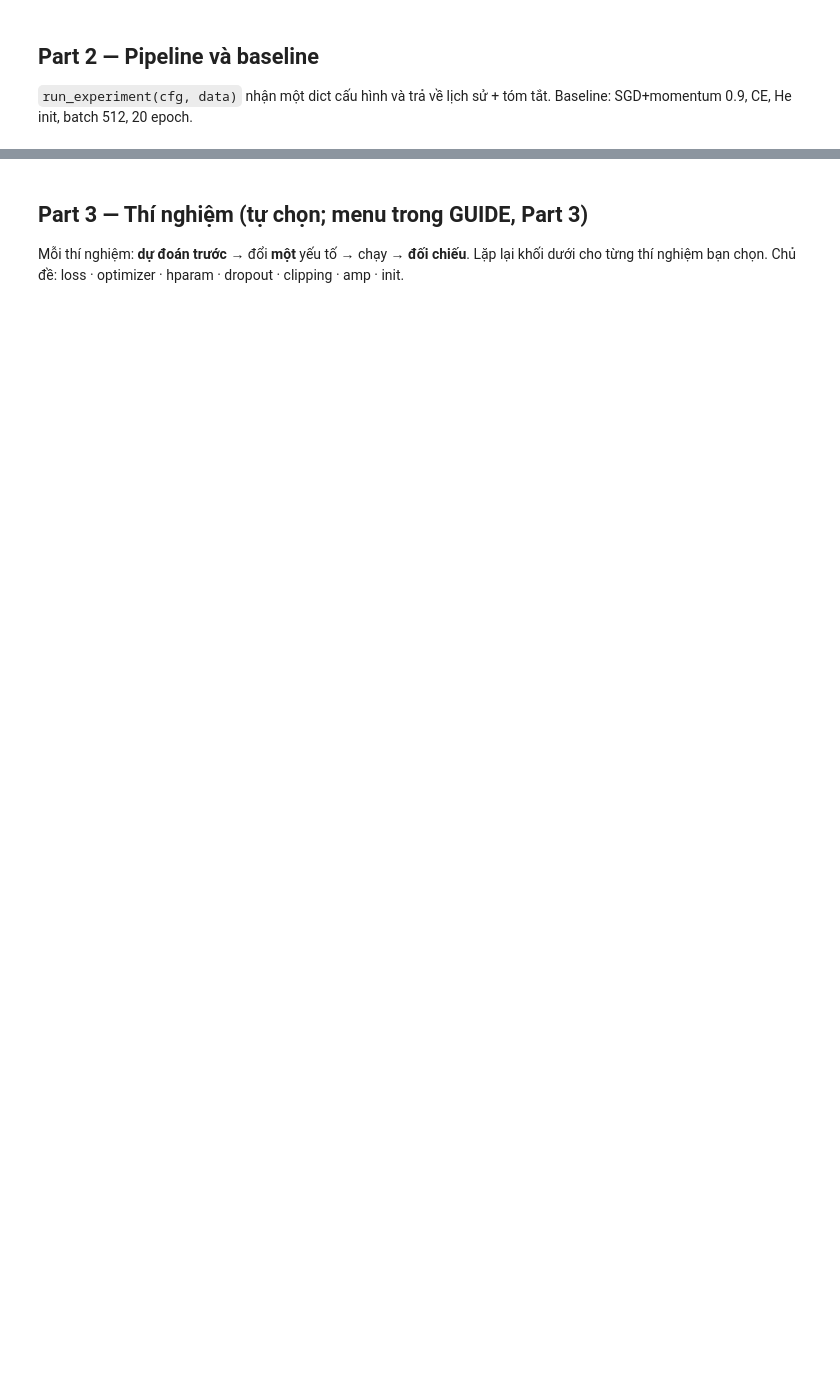
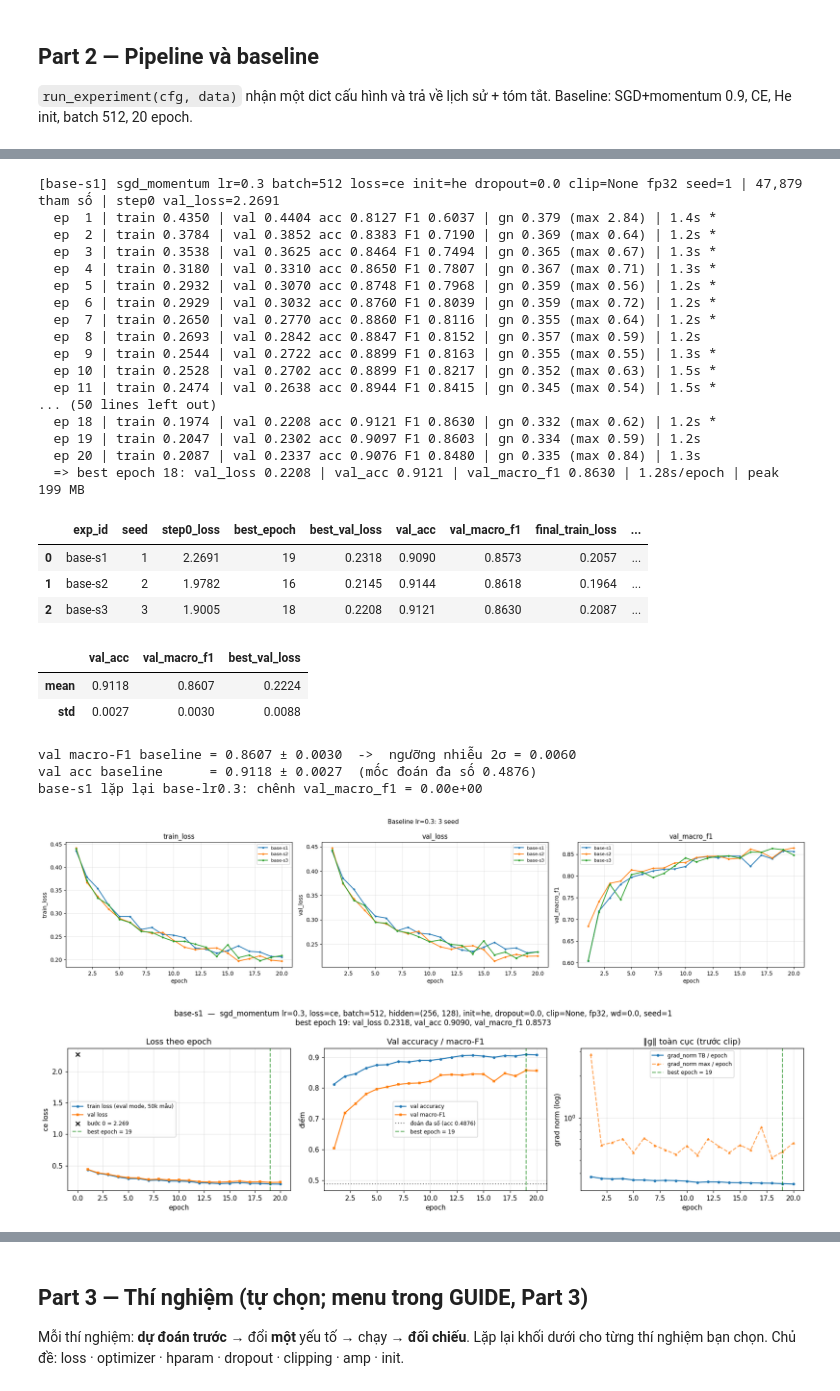
Before and after one commit to tam253211-a11y/K4-Track4-DangHuuTam-2A202602940-Neuralnetwork, a Jupyter notebook: submission_2A202602940/code/lab.ipynb, the cells around one changed output, grey strips where cells are left out. Saved outputs shown, nothing was run; the diff lists cells and outputs as text; code cells hidden in the pictures; blank space fills up the shorter version.

```diff
--- a/submission_2A202602940/code/lab.ipynb
+++ b/submission_2A202602940/code/lab.ipynb
@@ -160,0 +302,58 @@ Quy định: `M-base` = `54 → 256 → 128 → 7`, **47 879 tham số**, logits
+# %%
+# ===== 2b. Baseline với 3 seed -> độ nhiễu giữa các seed =====
+SEEDS = [1, 2, 3]
+base_runs = []
+for s in SEEDS:
+    cfg_s = {**cfg, "seed": s, "exp_id": f"base-s{s}", "group": "baseline",
+             "description": f"Baseline M-base, lr = {BEST_LR:g}, seed {s}"}
+    base_runs.append(run_and_log(cfg_s, data, OUT_DIR))
+
+seed_table = pd.DataFrame([{"exp_id": r["cfg"]["exp_id"], "seed": r["cfg"]["seed"], **{k: r["summary"][k] for k in
+             ("step0_loss", "best_epoch", "best_val_loss", "val_acc", "val_macro_f1", "final_train_loss",
+              "final_val_loss", "time_per_epoch_s", "peak_mem_MB")}} for r in base_runs])
+display(seed_table.round(4))
+
+noise = seed_table[["val_acc", "val_macro_f1", "best_val_loss"]].agg(["mean", "std"])   # std mẫu (ddof = 1)
+display(noise.round(4))
+SIGMA_F1 = float(noise.loc["std", "val_macro_f1"])
+BASE_F1 = float(noise.loc["mean", "val_macro_f1"])
+print(f"val macro-F1 baseline = {BASE_F1:.4f} ± {SIGMA_F1:.4f}  ->  ngưỡng nhiễu 2σ = {2 * SIGMA_F1:.4f}")
+print(f"val acc baseline      = {noise.loc['mean', 'val_acc']:.4f} ± {noise.loc['std', 'val_acc']:.4f}  (mốc đoán đa số 0.4876)")
+
+# base-s1 cùng cấu hình + seed với base-lr<BEST_LR>: kiểm tra chạy lặp lại được
+same = next(r for r in lr_runs if r["cfg"]["lr"] == BEST_LR)
+print("base-s1 lặp lại base-lr%g: chênh val_macro_f1 = %.2e" % (BEST_LR, abs(same["summary"]["val_macro_f1"] - base_runs[0]["summary"]["val_macro_f1"])))
+
+plot_compare(base_runs, ["train_loss", "val_loss", "val_macro_f1"], f"{OUT_DIR}/figures/compare_baseline-seeds.png",
+             title=f"Baseline lr={BEST_LR:g}: 3 seed", show=True)
+display(Image(f"{OUT_DIR}/figures/base-s1.png"))
+# %% [output]
+[base-s1] sgd_momentum lr=0.3 batch=512 loss=ce init=he dropout=0.0 clip=None fp32 seed=1 | 47,879 tham số | step0 val_loss=2.2691
+  ep  1 | train 0.4350 | val 0.4404 acc 0.8127 F1 0.6037 | gn 0.379 (max 2.84) | 1.4s *
+  ep  2 | train 0.3784 | val 0.3852 acc 0.8383 F1 0.7190 | gn 0.369 (max 0.64) | 1.2s *
+  ep  3 | train 0.3538 | val 0.3625 acc 0.8464 F1 0.7494 | gn 0.365 (max 0.67) | 1.3s *
+  ep  4 | train 0.3180 | val 0.3310 acc 0.8650 F1 0.7807 | gn 0.367 (max 0.71) | 1.3s *
+  ep  5 | train 0.2932 | val 0.3070 acc 0.8748 F1 0.7968 | gn 0.359 (max 0.56) | 1.2s *
+  ep  6 | train 0.2929 | val 0.3032 acc 0.8760 F1 0.8039 | gn 0.359 (max 0.72) | 1.2s *
+  ep  7 | train 0.2650 | val 0.2770 acc 0.8860 F1 0.8116 | gn 0.355 (max 0.64) | 1.2s *
+  ep  8 | train 0.2693 | val 0.2842 acc 0.8847 F1 0.8152 | gn 0.357 (max 0.59) | 1.2s
+  ep  9 | train 0.2544 | val 0.2722 acc 0.8899 F1 0.8163 | gn 0.355 (max 0.55) | 1.3s *
+  ep 10 | train 0.2528 | val 0.2702 acc 0.8899 F1 0.8217 | gn 0.352 (max 0.63) | 1.5s *
+  ep 11 | train 0.2474 | val 0.2638 acc 0.8944 F1 0.8415 | gn 0.345 (max 0.54) | 1.5s *
+... (50 lines left out)
+  ep 18 | train 0.1974 | val 0.2208 acc 0.9121 F1 0.8630 | gn 0.332 (max 0.62) | 1.2s *
+  ep 19 | train 0.2047 | val 0.2302 acc 0.9097 F1 0.8603 | gn 0.334 (max 0.59) | 1.2s
+  ep 20 | train 0.2087 | val 0.2337 acc 0.9076 F1 0.8480 | gn 0.335 (max 0.84) | 1.3s
+  => best epoch 18: val_loss 0.2208 | val_acc 0.9121 | val_macro_f1 0.8630 | 1.28s/epoch | peak 199 MB
+|  | exp_id | seed | step0_loss | best_epoch | best_val_loss | val_acc | val_macro_f1 | final_train_loss | ... |
+| 0 | base-s1 | 1 | 2.2691 | 19 | 0.2318 | 0.9090 | 0.8573 | 0.2057 | ... |
+| 1 | base-s2 | 2 | 1.9782 | 16 | 0.2145 | 0.9144 | 0.8618 | 0.1964 | ... |
+| 2 | base-s3 | 3 | 1.9005 | 18 | 0.2208 | 0.9121 | 0.8630 | 0.2087 | ... |
+|  | val_acc | val_macro_f1 | best_val_loss |
+| mean | 0.9118 | 0.8607 | 0.2224 |
+| std | 0.0027 | 0.0030 | 0.0088 |
+val macro-F1 baseline = 0.8607 ± 0.0030  ->  ngưỡng nhiễu 2σ = 0.0060
+val acc baseline      = 0.9118 ± 0.0027  (mốc đoán đa số 0.4876)
+base-s1 lặp lại base-lr0.3: chênh val_macro_f1 = 0.00e+00
+[figure, added]
+[figure, added]
```
Also changed, not shown: parts of 27 cells of this notebook, 36 other files.
